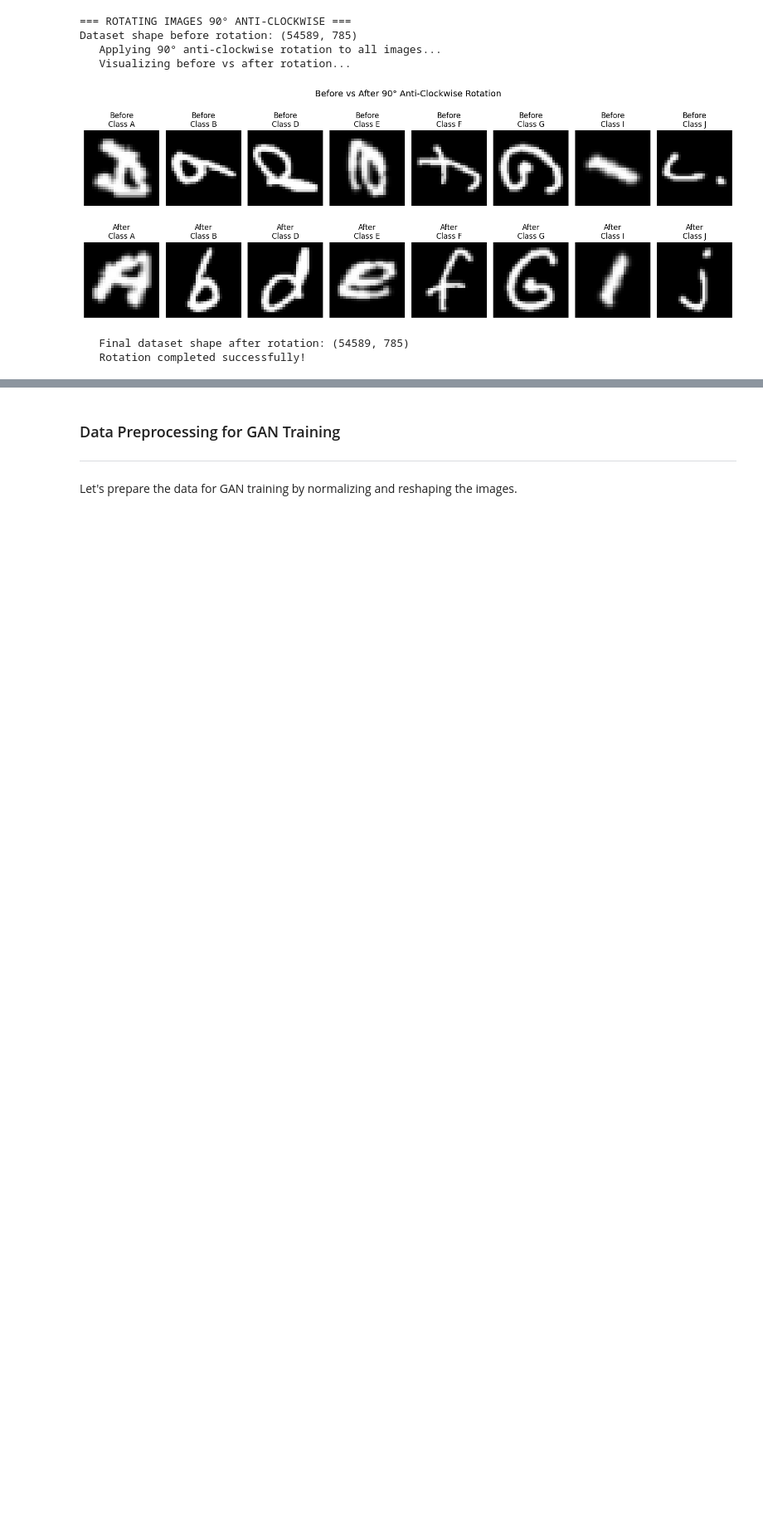
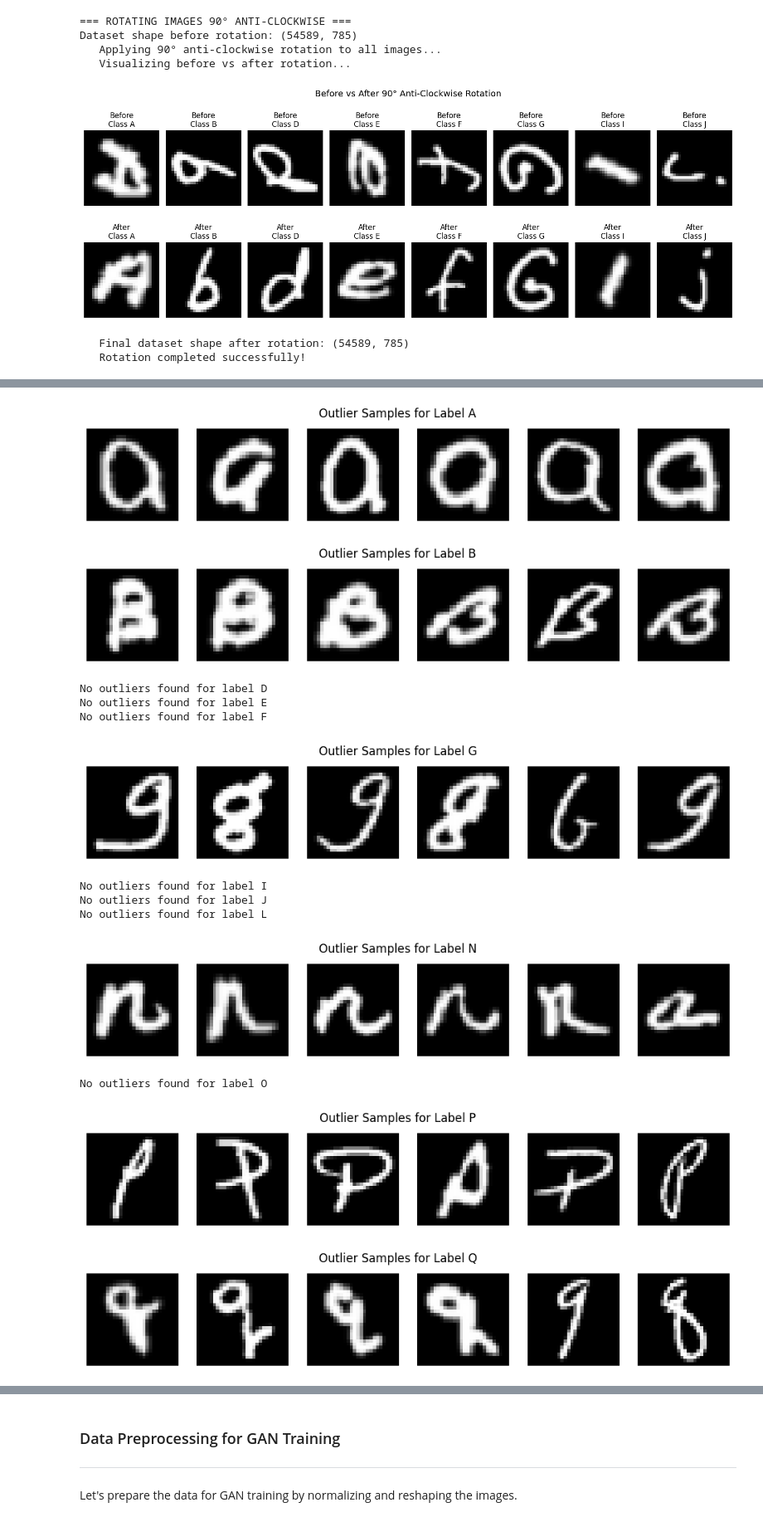
Before and after one commit to ATLAS097/Deep-Learning-CA-2, a Jupyter notebook: GAN_Part_A.ipynb, the cells around one changed output, grey strips where cells are left out. Shown at 83% size. Saved outputs shown, nothing was run; the diff lists cells and outputs as text; code cells hidden in the pictures; blank space fills up the shorter version.

```diff
--- a/GAN_Part_A.ipynb
+++ b/GAN_Part_A.ipynb
@@ -465,0 +495,67 @@ Dataset shape before rotation: (54589, 785)
+# %%
+from sklearn.manifold import TSNE
+from sklearn.cluster import DBSCAN
+import matplotlib.pyplot as plt
+import pandas as pd
+import numpy as np
+
+# Prepare t-SNE input
+X_flat = rotated_data[pixel_columns].values
+labels = rotated_data['label'].values
+
+# Run t-SNE on entire dataset
+tsne = TSNE(n_components=2, perplexity=30, random_state=42)
+X_tsne = tsne.fit_transform(X_flat)
+
+# Attach t-SNE results to dataframe
+rotated_data['tsne_x'] = X_tsne[:, 0]
+rotated_data['tsne_y'] = X_tsne[:, 1]
+
+# Store suspected outliers
+outlier_rows = []
+
+# For each label, cluster in t-SNE space
+for label in np.unique(labels):
+    subset = rotated_data[rotated_data['label'] == label]
+    coords = subset[['tsne_x', 'tsne_y']].values
+
+    # DBSCAN: density-based clustering
+    dbscan = DBSCAN(eps=5.0, min_samples=10)
+    cluster_labels = dbscan.fit_predict(coords)
+
+    # Add to dataframe
+    subset = subset.copy()
+    subset['tsne_cluster'] = cluster_labels
+
+    # Select outliers (label == -1) or rare clusters
+    cluster_counts = subset['tsne_cluster'].value_counts()
+    rare_clusters = cluster_counts[cluster_counts < 15].index  # tweak threshold
+
+    is_outlier = subset['tsne_cluster'].isin(rare_clusters)
+    outliers = subset[is_outlier]
+    outlier_rows.append(outliers)
+
+    print(f"Label {label}: Found {len(outliers)} potential outliers")
+
+# Combine all outliers
+all_outliers = pd.concat(outlier_rows, ignore_index=True)
+
+# Optional: View a few samples from each label's outliers
+def show_outlier_samples(df, label, n_samples=6):
+    subset = df[df['label'] == label]
+    if len(subset) == 0:
+        print(f"No outliers found for label {label}")
+        return
+    samples = subset.sample(n=min(n_samples, len(subset)), random_state=42)
+    fig, axes = plt.subplots(1, len(samples), figsize=(12, 2))
+    for i, (_, row) in enumerate(samples.iterrows()):
+        img = row[pixel_columns].values.astype(np.float32).reshape(28, 28)
+        axes[i].imshow(img, cmap='gray')
+        axes[i].axis('off')
+    plt.suptitle(f"Outlier Samples for Label {label}")
+    plt.show()
+
+# Show outlier examples
+for label in np.unique(labels):
+    show_outlier_samples(all_outliers, label)
+# %% [output]
@@ -465,0 +578,13 @@ Dataset shape before rotation: (54589, 785)
+[figure, added]
+[figure, added]
+No outliers found for label D
+No outliers found for label E
+No outliers found for label F
+[figure, added]
+No outliers found for label I
+No outliers found for label J
+No outliers found for label L
+[figure, added]
+No outliers found for label O
+[figure, added]
+[figure, added]
```
Also changed, not shown: parts of 7 cells of this notebook.
